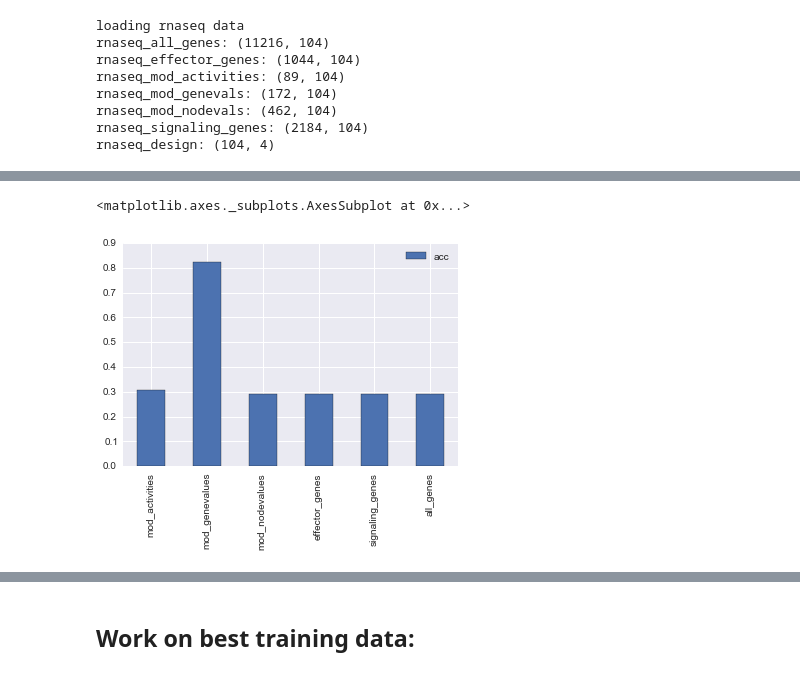
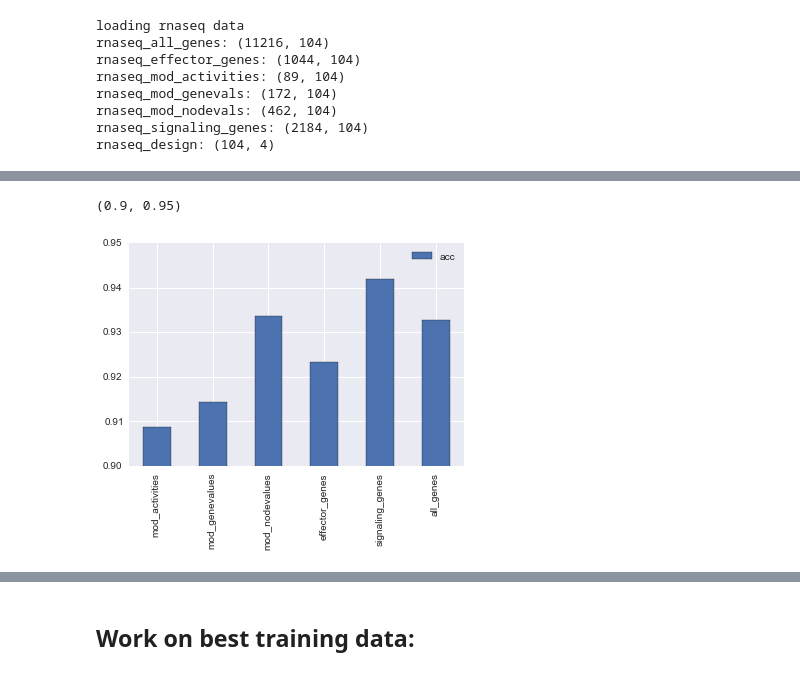
Before and after one commit to mzwiessele/MLPMMarchRetreat2016, a Jupyter notebook: py_notebooks/SVC.ipynb, the cells around one changed output, grey strips where cells are left out. Cells and saved outputs as stored; diff of their text form; code cells hidden in the pictures.

```diff
--- a/py_notebooks/SVC.ipynb
+++ b/py_notebooks/SVC.ipynb
@@ -94,18 +90,30 @@ for i in range(len(all_data)):
     train_set, test_set = get_train_test_set(data, train_idx, test_idx)
 
     m = ParamzSVC(train_set.T.values, train_labels.values)
-    m_opt = GPyOpt.methods.BayesianOptimization(make_f(m),
-                                            bounds=[
-                                                    (np.exp(-5),np.exp(15)),
-                                                    (np.exp(-15),np.exp(5))
-                                                    ],
-                                            model_optimize_restarts = 20,
-                                            normalize=True,
-                                            acquisition = 'EI',
-                                            type_initial_design='latin')
-    print
-    m_opt.run_optimization(60, eps=1e-5)
-    print
-    train_errors[data.name] = [m_opt.fx_opt, m_opt.x_opt]
+
+    fx_opt = m.objective_function()
+    x_opt = m.param_array.copy()
+
+    for C in np.arange(-5,15,2):
+        for gamma in np.arange(-15, 5, 2):
+            m.C = np.exp(C)
+            m.gamma = np.exp(gamma)
+            if m.objective_function() < fx_opt:
+                    fx_opt = m.objective_function()
+                    x_opt = m.param_array.copy()
+    train_errors[data.name] = [fx_opt, x_opt]
+    #m_opt = GPyOpt.methods.BayesianOptimization(make_f(m),
+    #                                        bounds=[
+    #                                                (np.exp(-5),np.exp(15)),
+    #                                                (np.exp(-15),np.exp(5))
+    #                                                ],
+    #                                        model_optimize_restarts = 100,
+    #                                        normalize=True,
+    #                                        acquisition = 'EI',
+    #                                        type_initial_design='latin')
+    #print
+    #m_opt.run_optimization(500, eps=1e-5)
+    #print
+    #train_errors[data.name] = [m_opt.fx_opt, m_opt.x_opt]
 # %% [output]
 all_genes
@@ -150,10 +147,11 @@ C,g = [[_c[i] for _c in cg] for i in range(2)]
 results['C'] = C
 results['gamma'] = g
 # %%
-results.plot(kind='bar', y='acc')
+ax = results.plot(kind='bar', y='acc')
+ax.set_ylim(0.9, .95)
 # %% [output]
-<matplotlib.axes._subplots.AxesSubplot at 0x...>
+(0.9, 0.95)
-[figure, old version]
+[figure, new version]
 # %%
 best = results.acc.idxmax(0)
 print best
```
Also changed, not shown: parts of 13 cells of this notebook, 14 other files.
